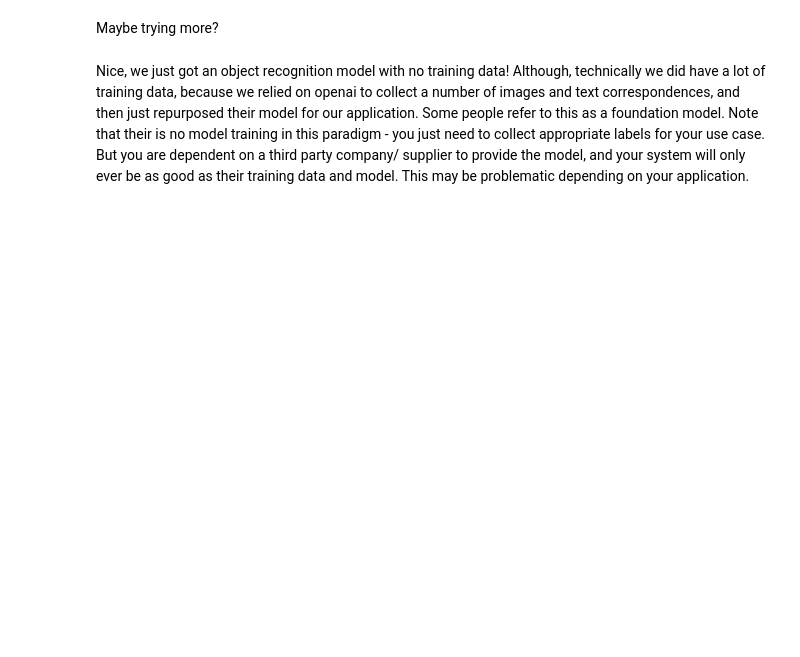
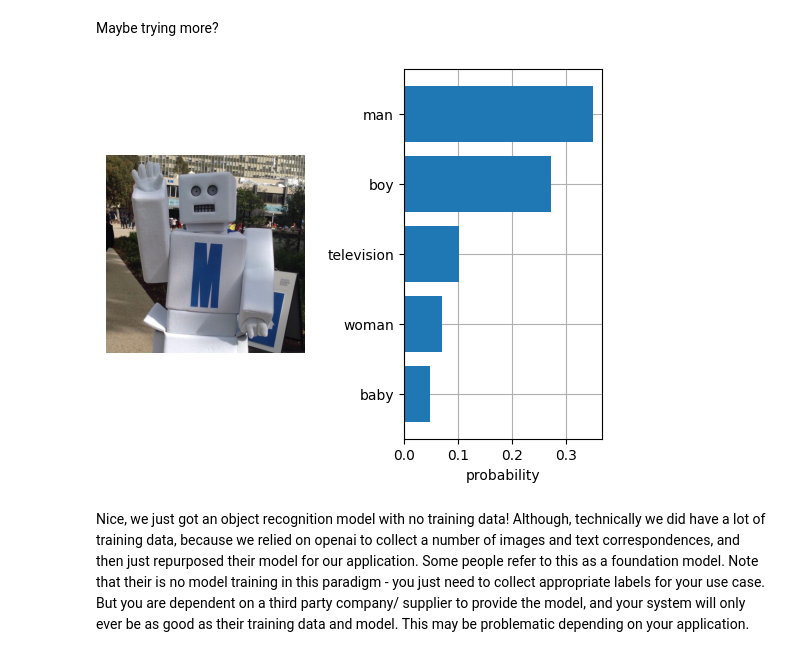
Before and after one commit to mgb45/ECE4076, a Jupyter notebook: bonus_content/5-Fun_with_CLIP.ipynb, the cells around one changed output. Saved outputs shown, nothing was run; the diff lists cells and outputs as text; code cells hidden in the pictures; blank space fills up the shorter version.

```diff
--- a/bonus_content/5-Fun_with_CLIP.ipynb
+++ b/bonus_content/5-Fun_with_CLIP.ipynb
@@ -170,15 +199,17 @@ plot_clip_output(pil_img, top_probs,top_labels)
 # %% [markdown]
 Maybe trying more?
 # %%
-url = "https://scikit-image.org/skimage-tutorials/_images/4_segmentation_15_0.png"
+url = "https://styles.redditmedia.com/t5_2spbx/styles/communityIcon_gvfpgvaa4eo61.jpeg"
 
 pil_img = Image.open(requests.get(url, stream=True).raw).convert("RGB")
 image_clip = preprocess(pil_img).unsqueeze(dim=0).to(device)
 
 with torch.no_grad():
     # Image Features
     image_features = model.encode_image(image_clip).float()
 top_probs, top_labels = zsl_clip(image_features)
 plot_clip_output(pil_img, top_probs,top_labels)
+# %% [output]
+[figure, added]
 # %% [markdown]
 Nice, we just got an object recognition model with no training data! Although, technically we did have a lot of training data, because we relied on openai to collect a number of images and text correspondences, and then just repurposed their model for our application. Some people refer to this as a foundation model. Note that their is no model training in this paradigm - you just need to collect appropriate labels for your use case. But you are dependent on a third party company/ supplier to provide the model, and your system will only ever be as good as their training data and model. This may be problematic depending on your application.
```
Also changed, not shown: parts of 7 cells of this notebook, 7 other files.
